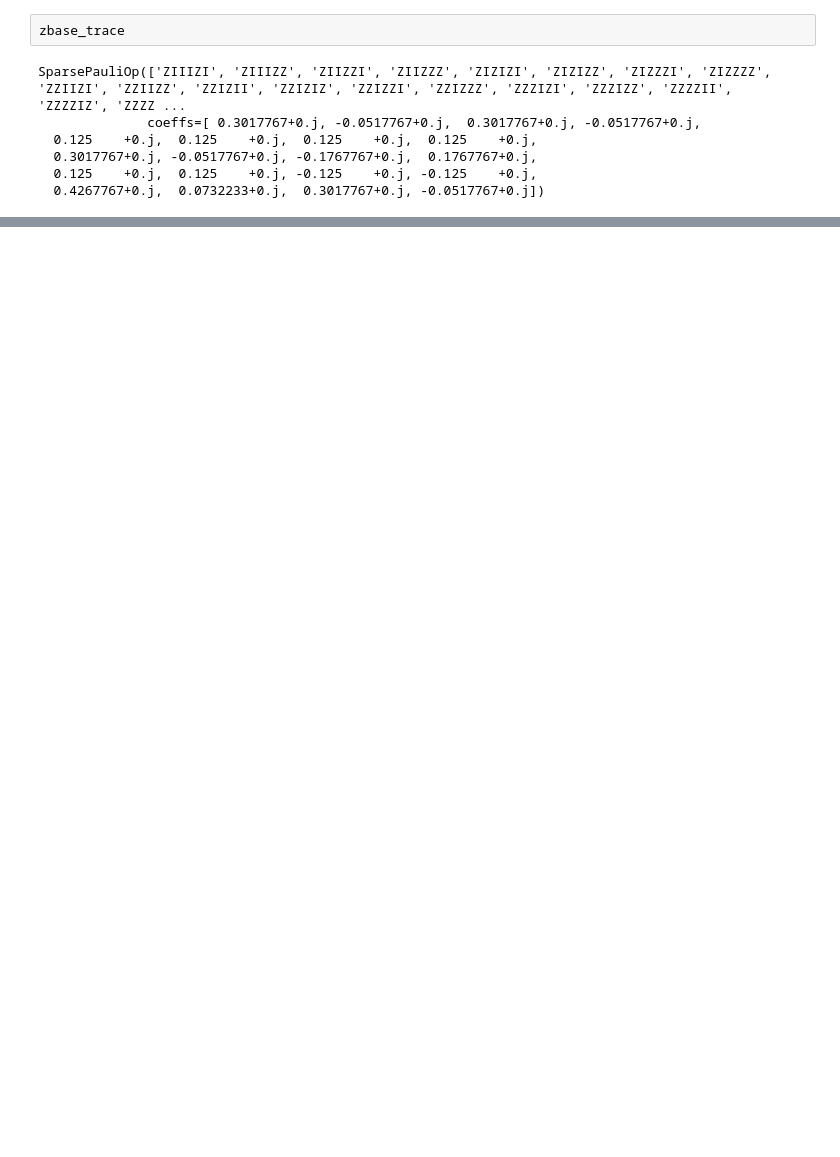
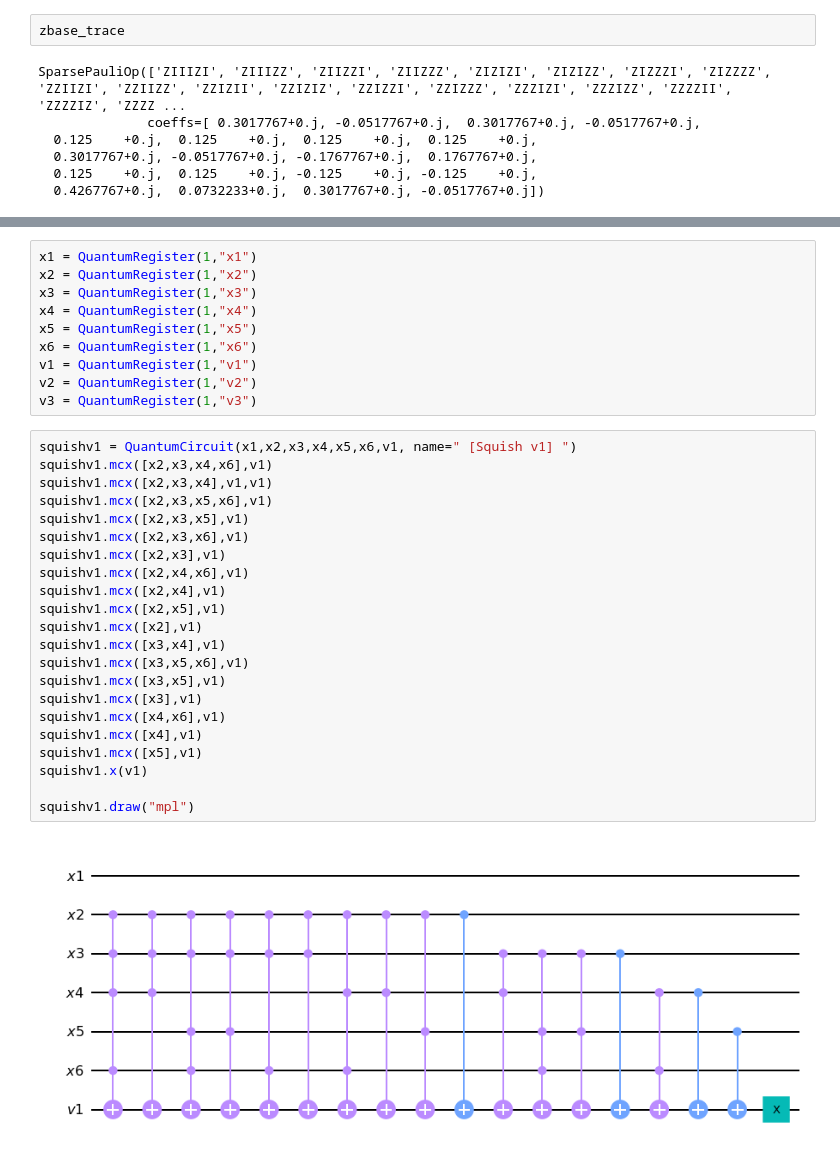
Before and after one commit to nekomorphism/binary-octohedral-group, a Jupyter notebook: bo-trace-circ.ipynb, the cells around one changed output, grey strips where cells are left out. Drawn from its saved outputs; the diff is of its cells as text; blank space fills up the shorter version.

```diff
--- a/bo-trace-circ.ipynb
+++ b/bo-trace-circ.ipynb
@@ -80,0 +148,34 @@ trace_ham
+# %%
+x1 = QuantumRegister(1,"x1")
+x2 = QuantumRegister(1,"x2")
+x3 = QuantumRegister(1,"x3")
+x4 = QuantumRegister(1,"x4")
+x5 = QuantumRegister(1,"x5")
+x6 = QuantumRegister(1,"x6")
+v1 = QuantumRegister(1,"v1")
+v2 = QuantumRegister(1,"v2")
+v3 = QuantumRegister(1,"v3")
+# %%
+squishv1 = QuantumCircuit(x1,x2,x3,x4,x5,x6,v1, name=" [Squish v1] ")
+squishv1.mcx([x2,x3,x4,x6],v1)
+squishv1.mcx([x2,x3,x4],v1,v1)
+squishv1.mcx([x2,x3,x5,x6],v1)
+squishv1.mcx([x2,x3,x5],v1)
+squishv1.mcx([x2,x3,x6],v1)
+squishv1.mcx([x2,x3],v1)
+squishv1.mcx([x2,x4,x6],v1)
+squishv1.mcx([x2,x4],v1)
+squishv1.mcx([x2,x5],v1)
+squishv1.mcx([x2],v1)
+squishv1.mcx([x3,x4],v1)
+squishv1.mcx([x3,x5,x6],v1)
+squishv1.mcx([x3,x5],v1)
+squishv1.mcx([x3],v1)
+squishv1.mcx([x4,x6],v1)
+squishv1.mcx([x4],v1)
+squishv1.mcx([x5],v1)
+squishv1.x(v1)
+
+squishv1.draw("mpl")
+# %% [output]
+[figure, added]
```
Also changed, not shown: parts of 32 cells of this notebook, 1 other file.
